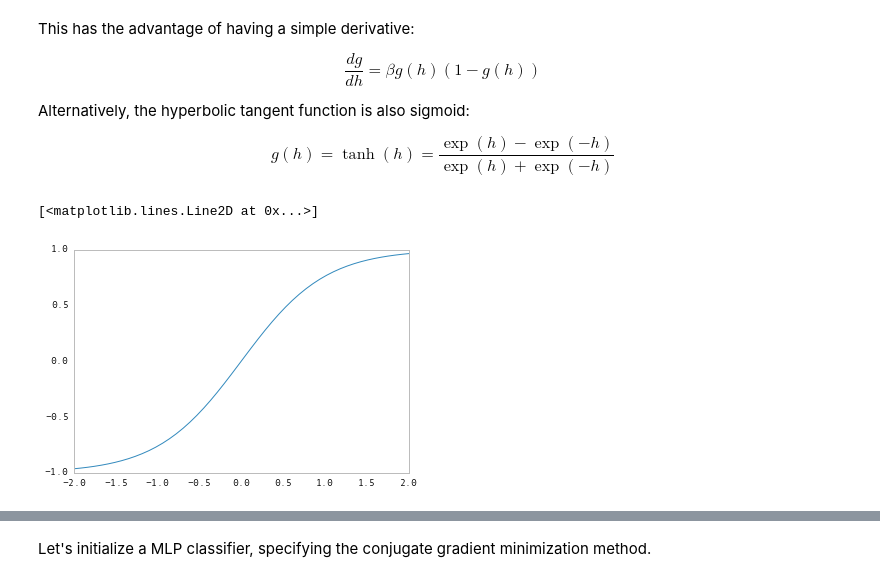
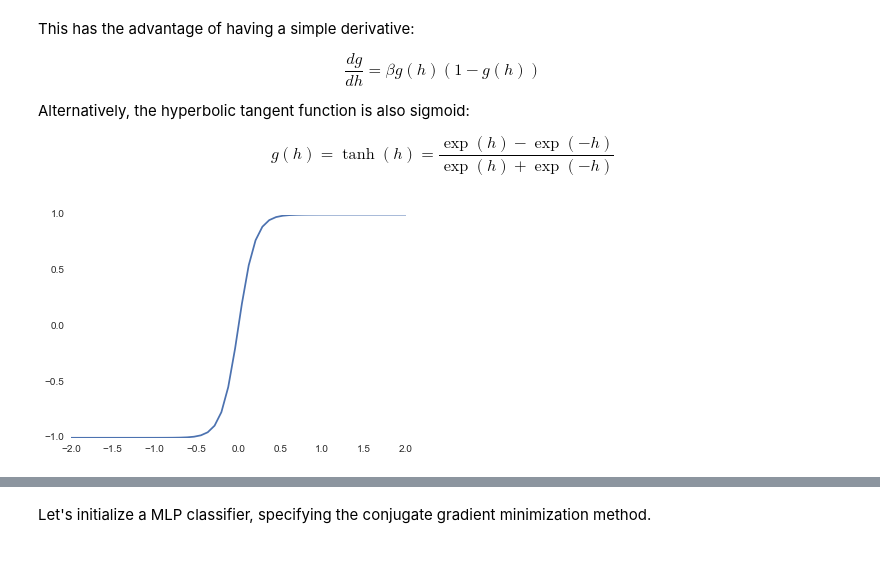
Before and after one commit to fonnesbeck/Bios8366, a Jupyter notebook: notebooks/Section6_7-Neural-Networks.ipynb, the cells around one changed output, grey strips where cells are left out. Drawn from its saved outputs; the diff is of its cells as text; code cells hidden in the pictures.

```diff
--- a/notebooks/Section6_7-Neural-Networks.ipynb
+++ b/notebooks/Section6_7-Neural-Networks.ipynb
@@ -243,10 +245,13 @@ $$g(h) = \tanh(h) = \frac{\exp(h) - \exp(-h)}{\exp(h) + \exp(-h)}$$
 # %%
 hyperbolic_tangent = lambda h: (np.exp(h) - np.exp(-h)) / (np.exp(h) + np.exp(-h))
 
-plt.plot(hvals, hyperbolic_tangent(hvals))
+@interact
+def tanh_plot(theta=5):
+    hvals = np.linspace(-2, 2)
+    h = hvals*theta
+    plt.plot(hvals, hyperbolic_tangent(h))
 # %% [output]
-[<matplotlib.lines.Line2D at 0x...>]
-[figure, old version]
+[figure, new version]
 # %% [markdown]
 Notice that the hyperbolic tangent function asymptotes at -1 and 1, rather than 0 and 1, which is sometimes beneficial, and its derivative is simple:
 
```
Also changed, not shown: parts of 12 cells of this notebook.
